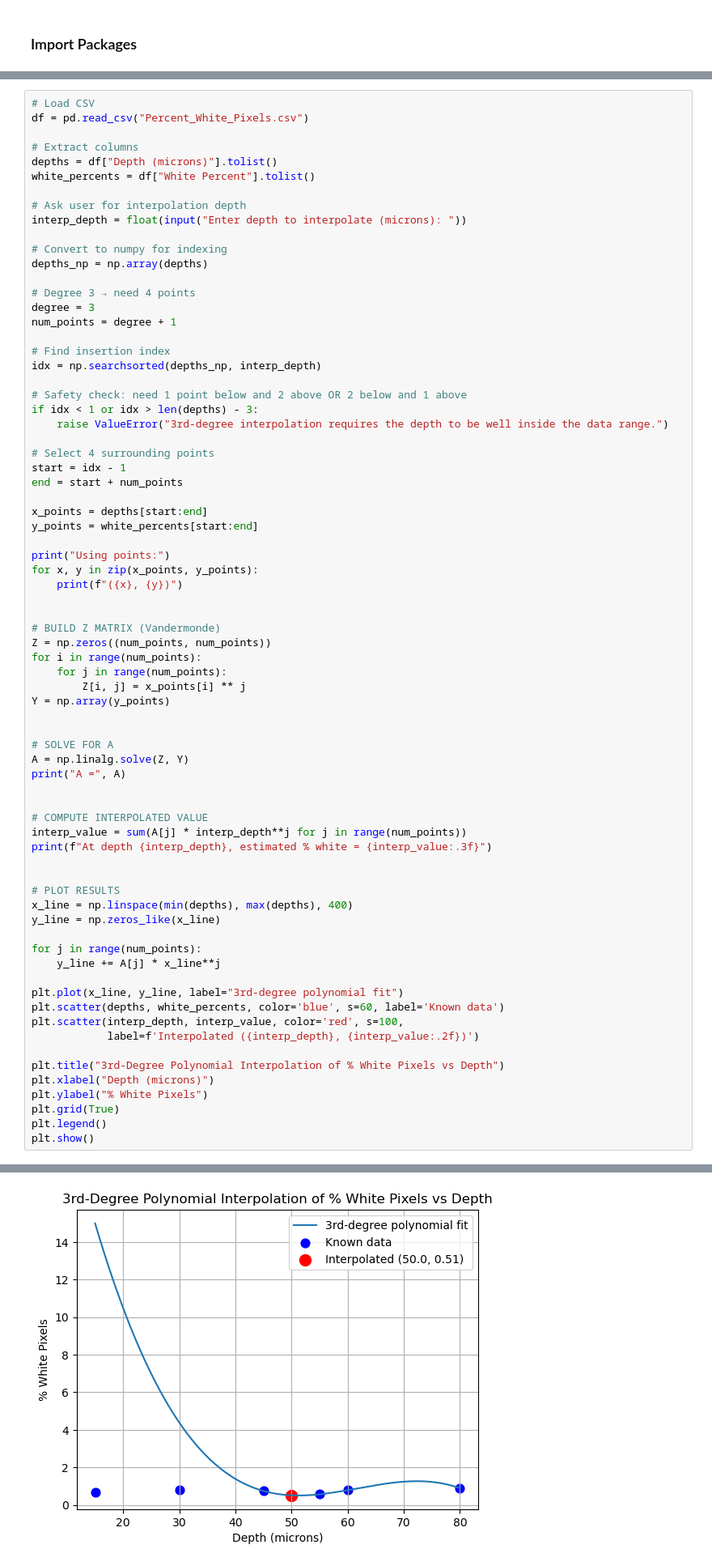
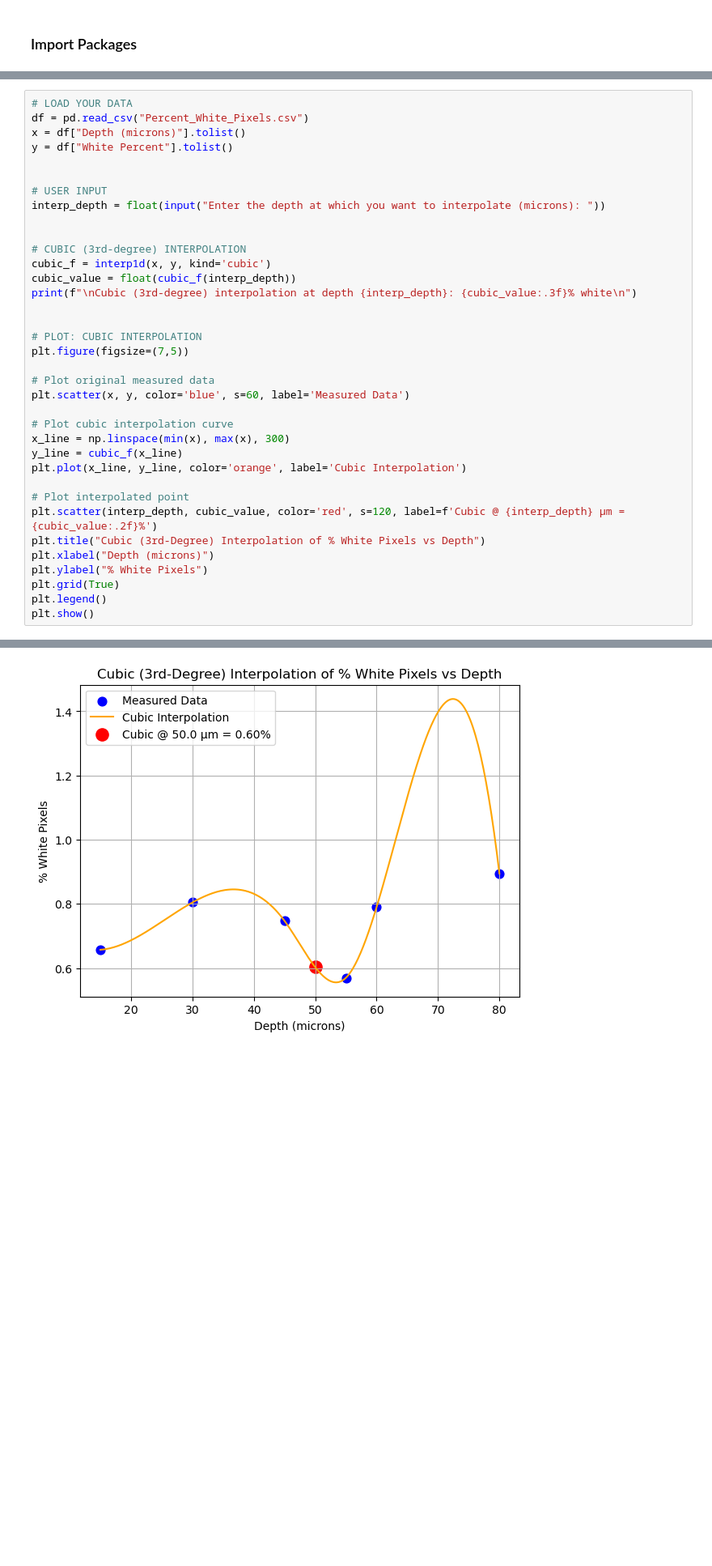
Before and after one commit to ReaganOswald/Module-3-Fibrosis, a Jupyter notebook: Module 3 Template.ipynb, the cells around one changed output, grey strips where cells are left out. Shown at 81% size. Saved outputs shown, nothing was run; the diff lists cells and outputs as text; blank space fills up the shorter version.

```diff
--- a/Module 3 Template.ipynb
+++ b/Module 3 Template.ipynb
@@ -258,71 +208,34 @@ At depth 50.0, estimated % white = 0.555
 # %%
-# Load CSV
+# LOAD YOUR DATA
 df = pd.read_csv("Percent_White_Pixels.csv")
-
-# Extract columns
-depths = df["Depth (microns)"].tolist()
-white_percents = df["White Percent"].tolist()
-
-# Ask user for interpolation depth
-interp_depth = float(input("Enter depth to interpolate (microns): "))
-
-# Convert to numpy for indexing
-depths_np = np.array(depths)
-
-# Degree 3 → need 4 points
-degree = 3
-num_points = degree + 1
-
-# Find insertion index
-idx = np.searchsorted(depths_np, interp_depth)
-
-# Safety check: need 1 point below and 2 above OR 2 below and 1 above
-if idx < 1 or idx > len(depths) - 3:
-    raise ValueError("3rd-degree interpolation requires the depth to be well inside the data range.")
-
-# Select 4 surrounding points
-start = idx - 1
-end = start + num_points
-
-x_points = depths[start:end]
-y_points = white_percents[start:end]
-
-print("Using points:")
-for x, y in zip(x_points, y_points):
-    print(f"({x}, {y})")
+x = df["Depth (microns)"].tolist()
+y = df["White Percent"].tolist()
 
 
-# BUILD Z MATRIX (Vandermonde)
-Z = np.zeros((num_points, num_points))
-for i in range(num_points):
-    for j in range(num_points):
-        Z[i, j] = x_points[i] ** j
-Y = np.array(y_points)
+# USER INPUT
+interp_depth = float(input("Enter the depth at which you want to interpolate (microns): "))
 
 
-# SOLVE FOR A
-A = np.linalg.solve(Z, Y)
-print("A =", A)
+# CUBIC (3rd-degree) INTERPOLATION
+cubic_f = interp1d(x, y, kind='cubic')
+cubic_value = float(cubic_f(interp_depth))
+print(f"\nCubic (3rd-degree) interpolation at depth {interp_depth}: {cubic_value:.3f}% white\n")
 
 
-# COMPUTE INTERPOLATED VALUE
-interp_value = sum(A[j] * interp_depth**j for j in range(num_points))
-print(f"At depth {interp_depth}, estimated % white = {interp_value:.3f}")
+# PLOT: CUBIC INTERPOLATION
+plt.figure(figsize=(7,5))
 
+# Plot original measured data
+plt.scatter(x, y, color='blue', s=60, label='Measured Data')
 
-# PLOT RESULTS
-x_line = np.linspace(min(depths), max(depths), 400)
-y_line = np.zeros_like(x_line)
+# Plot cubic interpolation curve
+x_line = np.linspace(min(x), max(x), 300)
+y_line = cubic_f(x_line)
+plt.plot(x_line, y_line, color='orange', label='Cubic Interpolation')
 
-for j in range(num_points):
-    y_line += A[j] * x_line**j
-
-plt.plot(x_line, y_line, label="3rd-degree polynomial fit")
-plt.scatter(depths, white_percents, color='blue', s=60, label='Known data')
-plt.scatter(interp_depth, interp_value, color='red', s=100,
-            label=f'Interpolated ({interp_depth}, {interp_value:.2f})')
-
-plt.title("3rd-Degree Polynomial Interpolation of % White Pixels vs Depth")
+# Plot interpolated point
+plt.scatter(interp_depth, cubic_value, color='red', s=120, label=f'Cubic @ {interp_depth} µm = {cubic_value:.2f}%')
+plt.title("Cubic (3rd-Degree) Interpolation of % White Pixels vs Depth")
 plt.xlabel("Depth (microns)")
 plt.ylabel("% White Pixels")
 plt.grid(True)
@@ -339 +246 @@ At depth 50.0, estimated % white = 0.515
-[figure, old version]
+[figure, new version]
```
Also changed, not shown: parts of 6 cells of this notebook.
